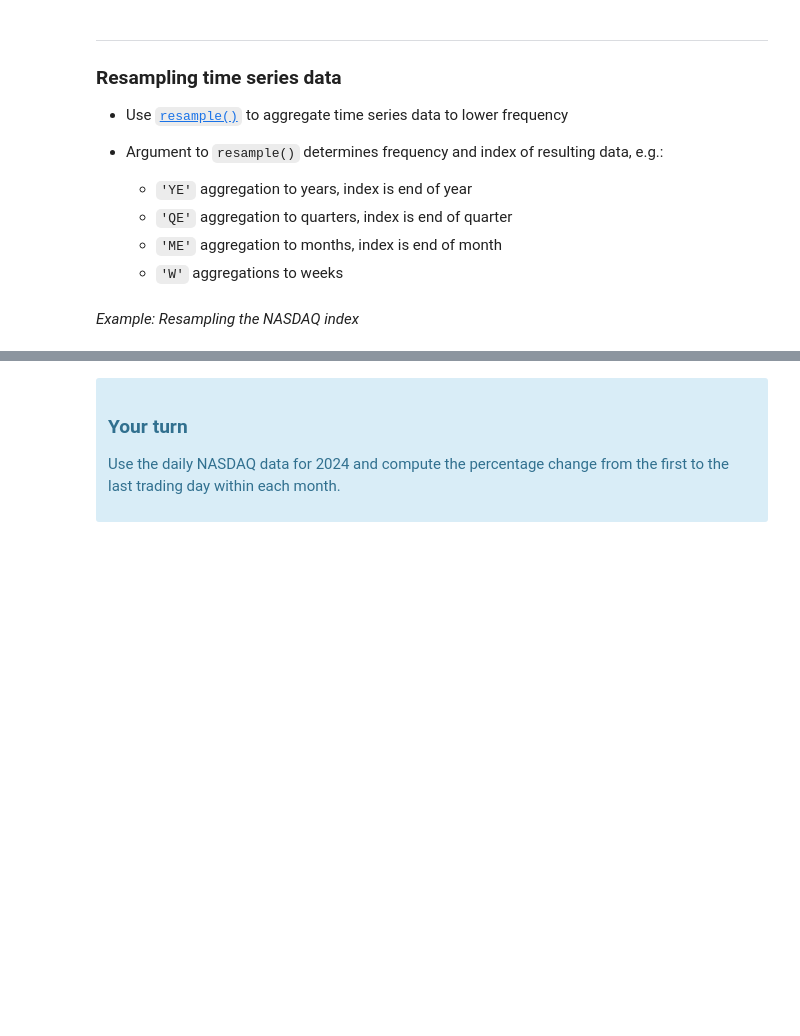
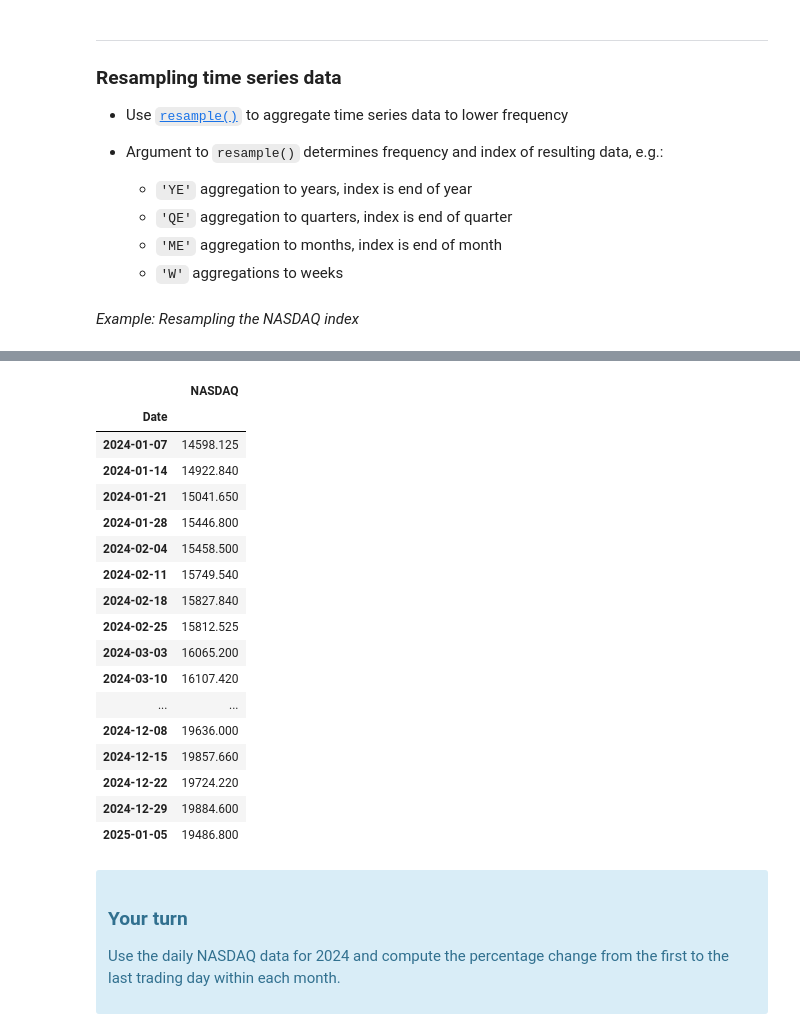
Before and after one commit to AliceAndrii/TECH2-H25, a Jupyter notebook: lectures/lecture4/lecture4-template - AA.ipynb, the cells around one changed output, grey strips where cells are left out. Drawn from its saved outputs; the diff is of its cells as text; code cells hidden in the pictures; blank space fills up the shorter version.

```diff
--- a/lectures/lecture4/lecture4-template - AA.ipynb
+++ b/lectures/lecture4/lecture4-template - AA.ipynb
@@ -314,3 +576,24 @@ df = df.loc['2024']
+# %%
+df.resample('W').mean()
+# %% [output]
+|  | NASDAQ |
+| Date |  |
+| 2024-01-07 | 14598.125 |
+| 2024-01-14 | 14922.840 |
+| 2024-01-21 | 15041.650 |
+| 2024-01-28 | 15446.800 |
+| 2024-02-04 | 15458.500 |
+| 2024-02-11 | 15749.540 |
+| 2024-02-18 | 15827.840 |
+| 2024-02-25 | 15812.525 |
+| 2024-03-03 | 16065.200 |
+| 2024-03-10 | 16107.420 |
+| ... | ... |
+| 2024-12-08 | 19636.000 |
+| 2024-12-15 | 19857.660 |
+| 2024-12-22 | 19724.220 |
+| 2024-12-29 | 19884.600 |
+| 2025-01-05 | 19486.800 |
 # %% [markdown]
 <div class="alert alert-info">
 <h3> Your turn</h3>
```
Also changed, not shown: parts of 32 cells of this notebook.
